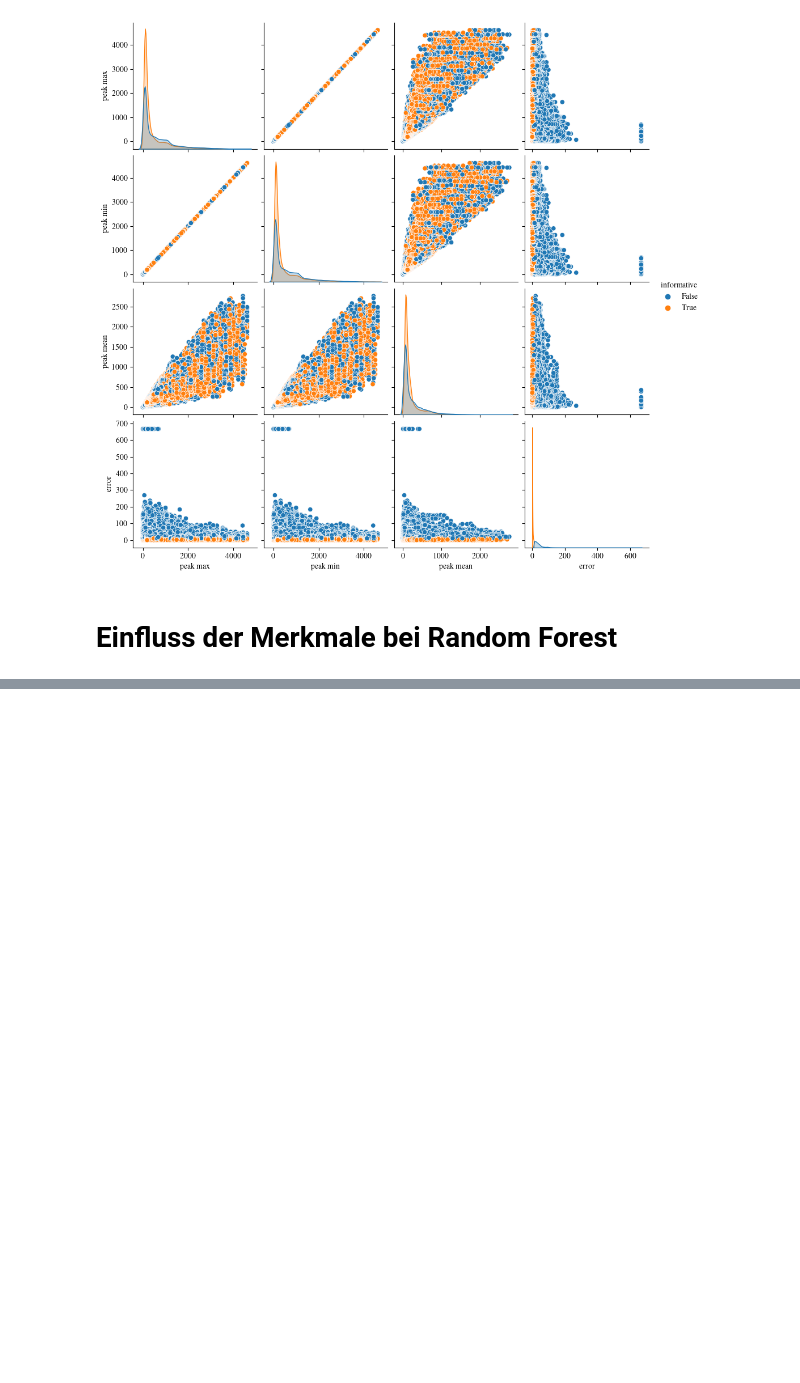
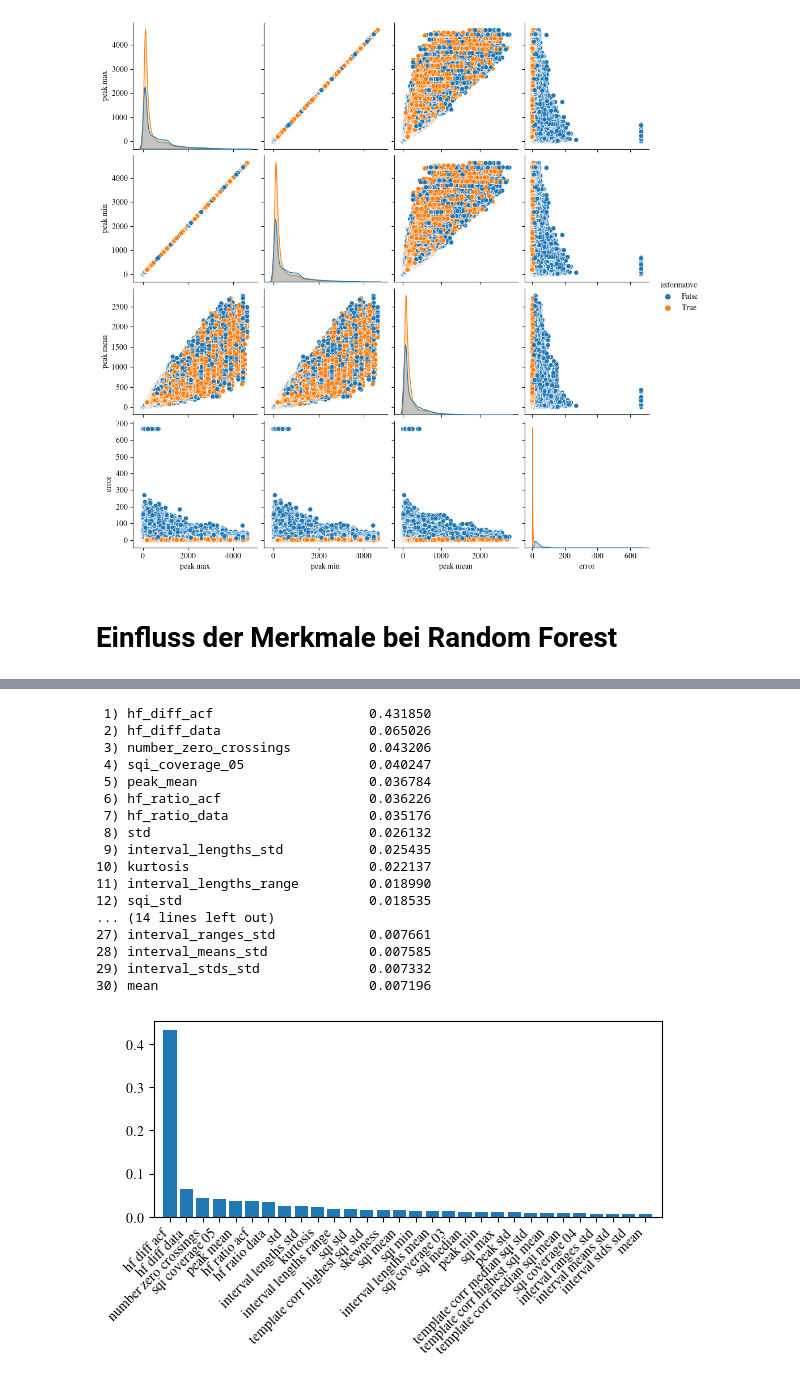
Before and after one commit to Zianor/Bachelorarbeit, a Jupyter notebook: Implementation/src/notebooks/own_features.ipynb, the cells around one changed output, grey strips where cells are left out. Cells and saved outputs as stored; diff of their text form; code cells hidden in the pictures; blank space fills up the shorter version.

```diff
--- a/Implementation/src/notebooks/own_features.ipynb
+++ b/Implementation/src/notebooks/own_features.ipynb
@@ -139,0 +223,30 @@ plt.show()
+# %%
+importances = rf_regr_reduced.clf.feature_importances_
+indices = np.argsort(importances)[::-1]
+for f in range(len(rf_regr_reduced.features.columns)):
+    print("%2d) %-*s %f" % (f + 1, 30,rf_regr_reduced.features.columns[indices[f]], importances[indices[f]]))
+plt.figure(figsize=utils.get_plt_big_size())
+plt.bar(range(len(rf_regr_reduced.features.columns)), importances[indices], align='center')
+plt.xticks(range(len(rf_regr_reduced.features.columns)), [name.replace("_", " ") for name in rf_regr_reduced.features.columns[indices]], rotation=45, ha="right")
+plt.xlim([-1, len(rf_regr_reduced.features.columns)])
+plt.tight_layout()
+plt.show()
+# %% [output]
+ 1) hf_diff_acf                    0.431850
+ 2) hf_diff_data                   0.065026
+ 3) number_zero_crossings          0.043206
+ 4) sqi_coverage_05                0.040247
+ 5) peak_mean                      0.036784
+ 6) hf_ratio_acf                   0.036226
+ 7) hf_ratio_data                  0.035176
+ 8) std                            0.026132
+ 9) interval_lengths_std           0.025435
+10) kurtosis                       0.022137
+11) interval_lengths_range         0.018990
+12) sqi_std                        0.018535
+... (14 lines left out)
+27) interval_ranges_std            0.007661
+28) interval_means_std             0.007585
+29) interval_stds_std              0.007332
+30) mean                           0.007196
+[figure, added]
```
Also changed, not shown: parts of 10 cells of this notebook, 2 other files.
